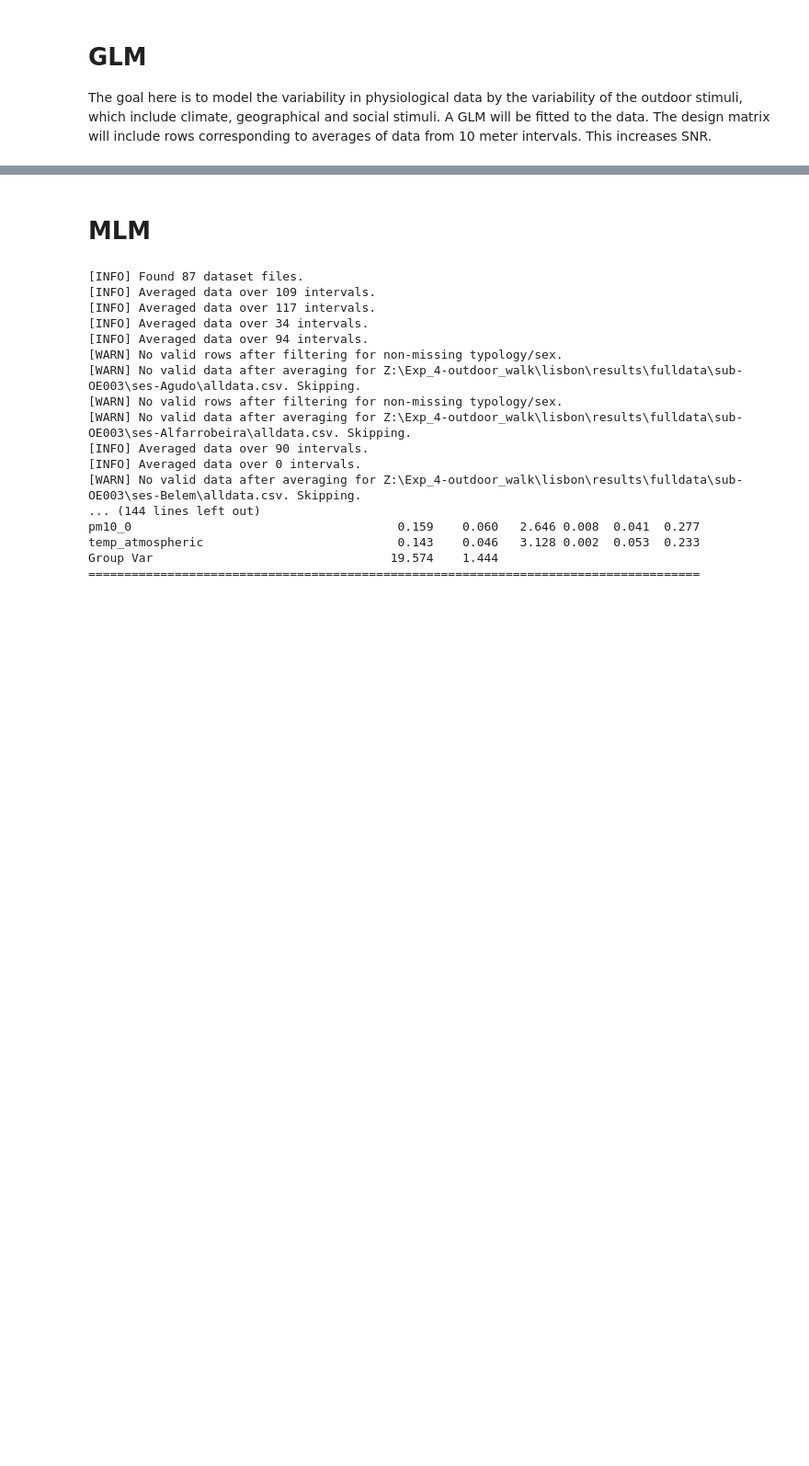
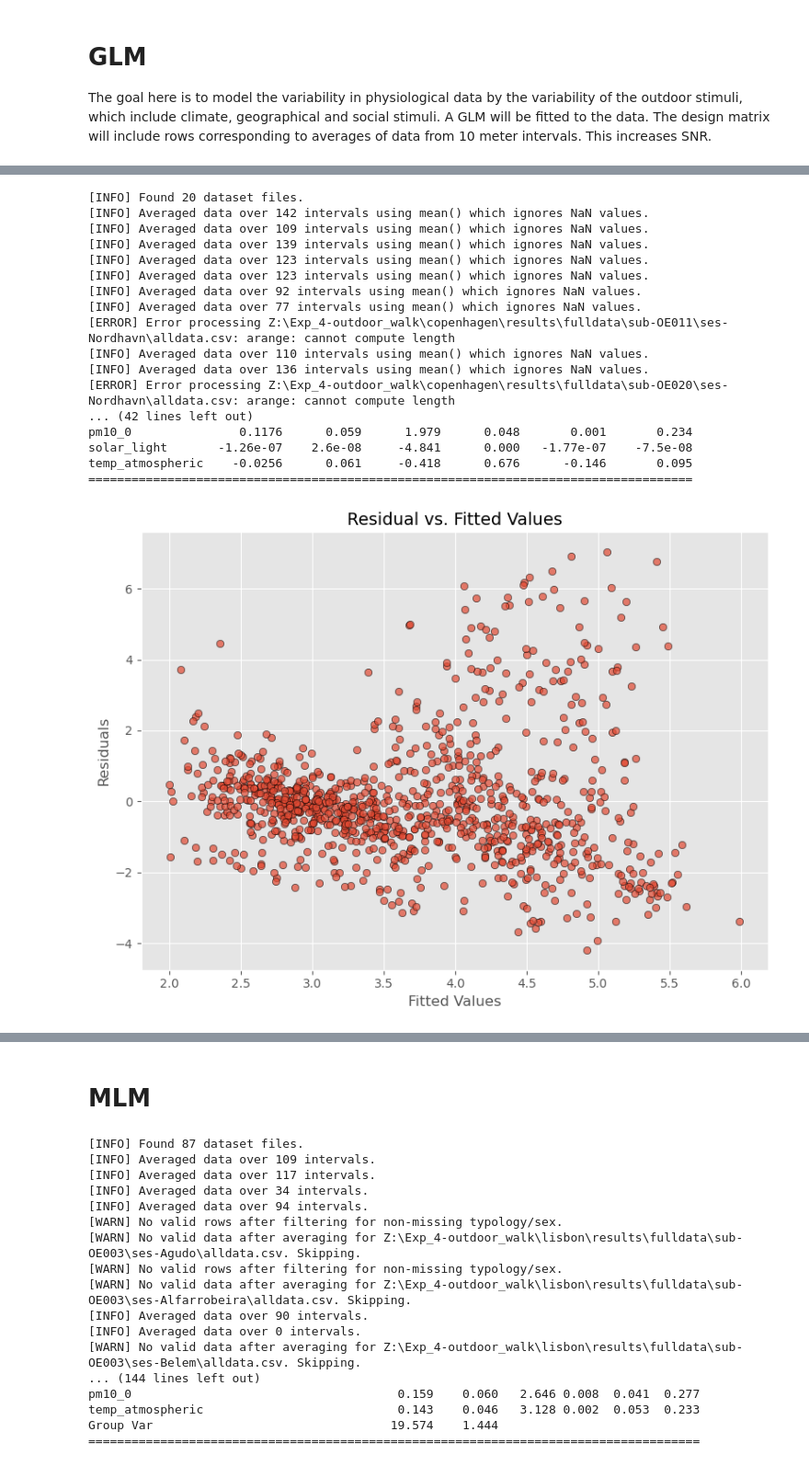
Before and after one commit to JoaoAmaro2001/notebooks, a Jupyter notebook: src/ingestion/do_statistics.ipynb, the cells around one changed output, grey strips where cells are left out. Shown at 92% size. Saved outputs shown, nothing was run; the diff lists cells and outputs as text; code cells hidden in the pictures; blank space fills up the shorter version.

```diff
--- a/src/ingestion/do_statistics.ipynb
+++ b/src/ingestion/do_statistics.ipynb
@@ -313,7 +331,7 @@ def fit_glm(design_df, response_var, predictors):
 
 # Example usage:
 if __name__ == '__main__':
-    parent_directory = r"Z:\Exp_4-outdoor_walk\lisbon\results\fulldata"
+    parent_directory = r"Z:\Exp_4-outdoor_walk\copenhagen\results\fulldata"
     distance_interval = 10
     design_matrix = process_all_datasets(parent_directory, distance_interval)
 
@@ -323,30 +341,49 @@ if __name__ == '__main__':
         'age', 'sex',
         # 'utci',
         # 'typology',
         # 'valence', 'arousal', 'naturalness', 'crowdedness',
         'wind_speed', 'noise_level', 'humidity', 'pm2_5', 'pm10_0', 'solar_light', 'temp_atmospheric',
     ]
     # Only keep predictors that are present in the design matrix.
     available_predictors = [p for p in predictors if p in design_matrix.columns]
     print(f"[INFO] Using predictors: {available_predictors}")
 
     if response in design_matrix.columns and available_predictors:
         glm_results = fit_glm(design_matrix, response, available_predictors)
 
         # GLM Diagnostic Plots:
         # 1. Residual vs. Fitted Plot.
         fig, ax = plt.subplots(figsize=(8, 6))
         ax.scatter(glm_results.fittedvalues, glm_results.resid_response, alpha=0.7, edgecolor='k')
         ax.set_xlabel("Fitted Values", fontsize=12)
         ax.set_ylabel("Residuals", fontsize=12)
         ax.set_title("Residual vs. Fitted Values", fontsize=14)
         plt.tight_layout()
         plt.show()
 
         # 2. QQ Plot of Residuals.
         fig = sm.qqplot(glm_results.resid_response, line='45', fit=True)
         plt.title("QQ Plot of Residuals", fontsize=14)
         plt.tight_layout()
         plt.show()
     else:
         print("[ERROR] The required columns for GLM are not present in the design matrix.")
+# %% [output]
+[INFO] Found 20 dataset files.
+[INFO] Averaged data over 142 intervals using mean() which ignores NaN values.
+[INFO] Averaged data over 109 intervals using mean() which ignores NaN values.
+[INFO] Averaged data over 139 intervals using mean() which ignores NaN values.
+[INFO] Averaged data over 123 intervals using mean() which ignores NaN values.
+[INFO] Averaged data over 123 intervals using mean() which ignores NaN values.
+[INFO] Averaged data over 92 intervals using mean() which ignores NaN values.
+[INFO] Averaged data over 77 intervals using mean() which ignores NaN values.
+[ERROR] Error processing Z:\Exp_4-outdoor_walk\copenhagen\results\fulldata\sub-OE011\ses-Nordhavn\alldata.csv: arange: cannot compute length
+[INFO] Averaged data over 110 intervals using mean() which ignores NaN values.
+[INFO] Averaged data over 136 intervals using mean() which ignores NaN values.
+[ERROR] Error processing Z:\Exp_4-outdoor_walk\copenhagen\results\fulldata\sub-OE020\ses-Nordhavn\alldata.csv: arange: cannot compute length
+... (42 lines left out)
+pm10_0               0.1176      0.059      1.979      0.048       0.001       0.234
+solar_light       -1.26e-07    2.6e-08     -4.841      0.000   -1.77e-07    -7.5e-08
+temp_atmospheric    -0.0256      0.061     -0.418      0.676      -0.146       0.095
+====================================================================================
+[figure, added]
```
Also changed, not shown: parts of 4 cells of this notebook, 8 other files.
